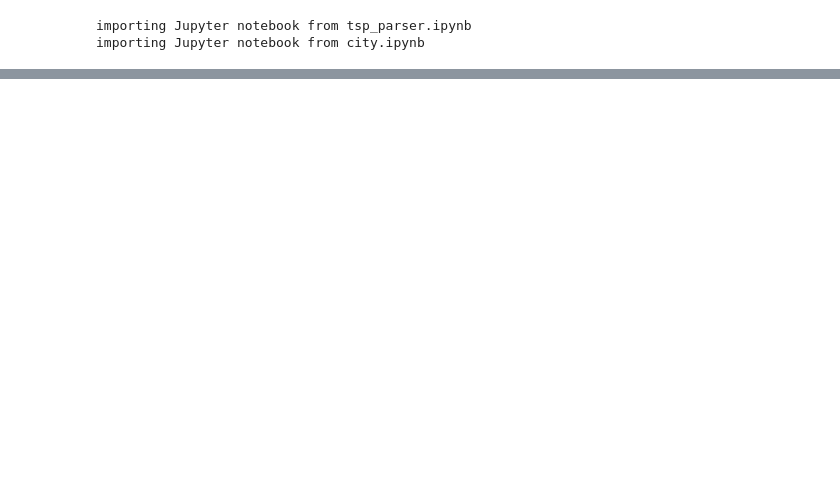
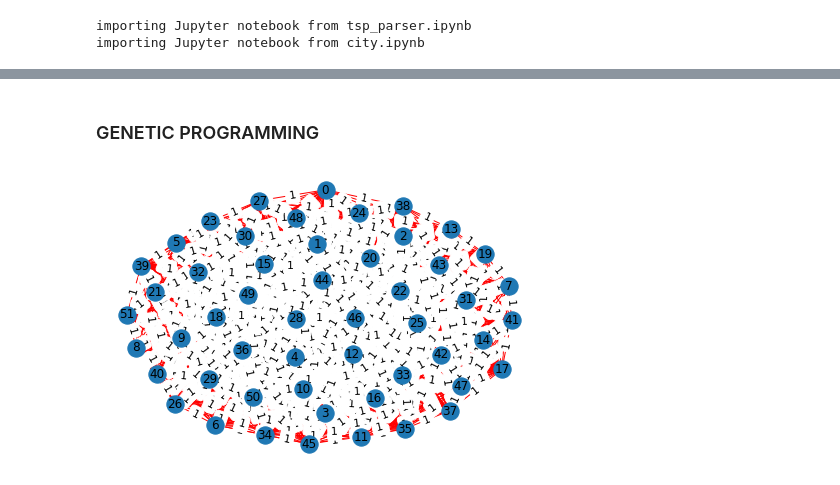
Before and after one commit to davebehr1/tsp_heuristics, a Jupyter notebook: SYMMETRIC_GRAPH.ipynb, the cells around one changed output, grey strips where cells are left out. Cells and saved outputs as stored; diff of their text form; code cells hidden in the pictures; blank space fills up the shorter version.

```diff
--- a/SYMMETRIC_GRAPH.ipynb
+++ b/SYMMETRIC_GRAPH.ipynb
@@ -27,12 +40,10 @@ len(tsp['CITIES'])
 # %%
-def plotGraph(G,show_weights=False):
-    pos=nx.get_node_attributes(G,'coord')
-    nx.draw(G,pos,with_labels=True)
-    labels = nx.get_edge_attributes(G,'weight')
-    if show_weights:
-        nx.draw_networkx_edge_labels(G,pos,edge_labels=labels)
-
-    plt.show()
+def DrawGraph(G,color):
+    pos = nx.spring_layout(G)
+    nx.draw(G, pos, with_labels = True, edge_color = color)  #with_labels=true is to show the node number in the output graph
+    edge_labels = nx.get_edge_attributes(G,'weight')
+    nx.draw_networkx_edge_labels(G, pos, edge_labels = edge_labels,  font_size = 11) #prints weight on all the edges
+    return pos
 # %%
 def distance(A, B):
     "The Euclidean distance between two cities."
@@ -43,6 +54,3 @@ def total_distance(G):
     for edge in G.edges:
         total += distance(G.nodes[edge[0]]["pos"],G.nodes[edge[1]]["pos"])
     return total
-# %%
-G = nx.Graph()
-G=nx.complete_graph(52)
@@ -92,3 +100,9 @@ for index in range(len(solution)-1):
+# %% [markdown]
+### GENETIC PROGRAMMING
+# %%
+pos = DrawGraph(G,'red')
+# %% [output]
+[figure, added]
 # %%
 def plotGraph(G,show_weights=False):
 
```
Also changed, not shown: parts of 75 cells of this notebook, 19 other files.
